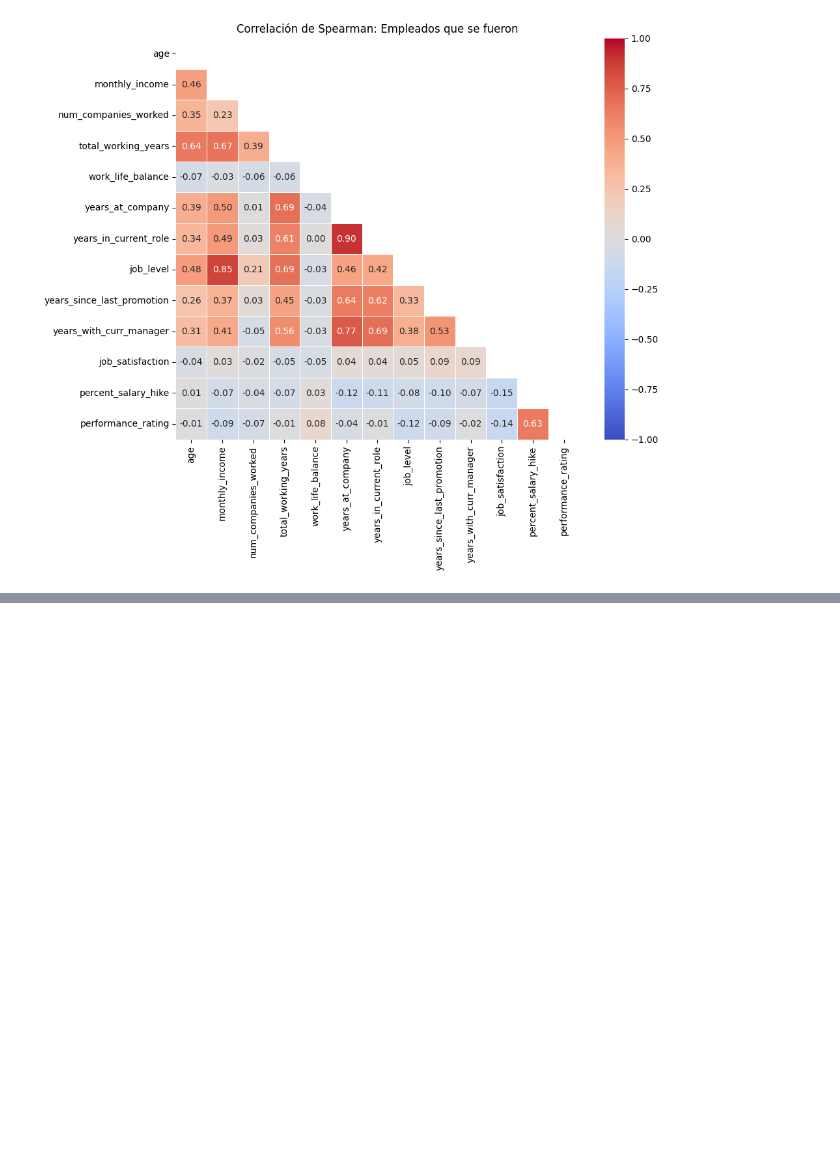
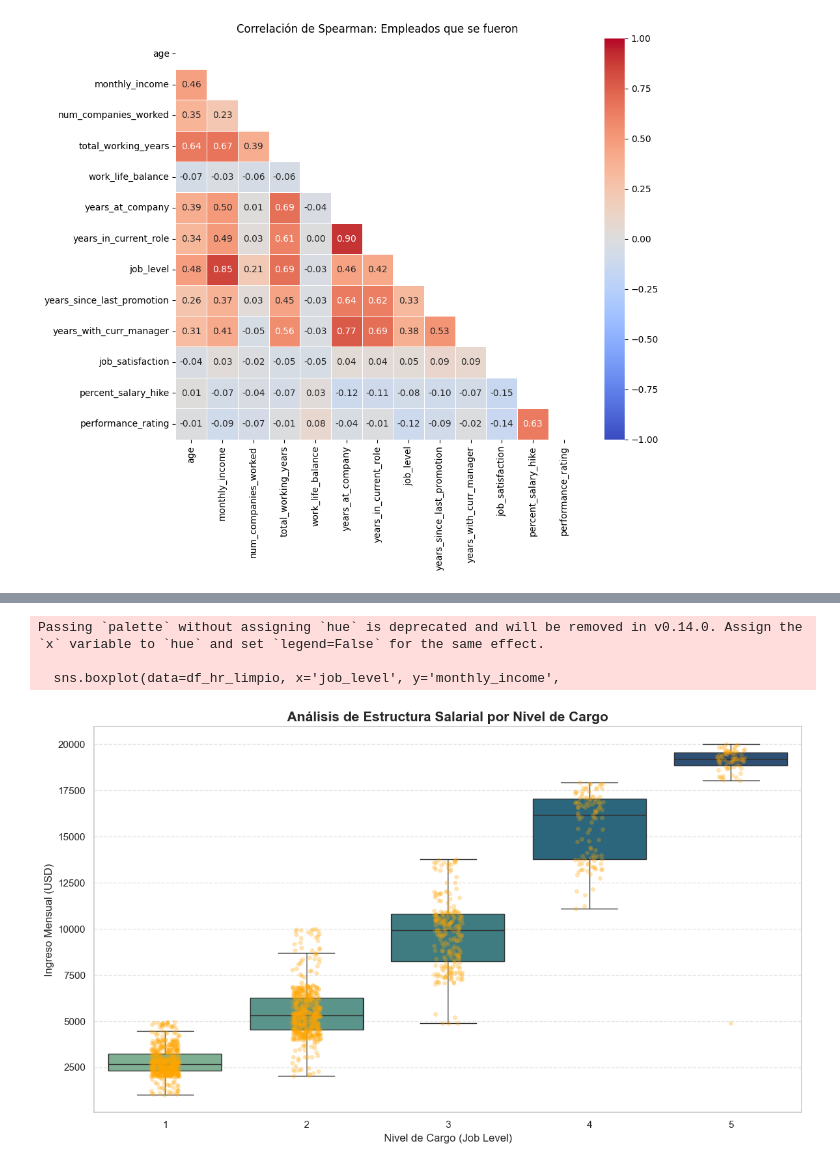
Before and after one commit to Eleonora1989/project-da-promo-63-modulo-3-team-3, a Jupyter notebook: fases/fase_3_visualizacion.ipynb, the cells around one changed output, grey strips where cells are left out. Cells and saved outputs as stored; diff of their text form; code cells hidden in the pictures; blank space fills up the shorter version.

```diff
--- a/fases/fase_3_visualizacion.ipynb
+++ b/fases/fase_3_visualizacion.ipynb
@@ -337,0 +464,28 @@ plt.show();
+# %%
+# JOB LEVEL VS MONTHLY INCOME
+
+
+# 1. Configuración de la figura
+plt.figure(figsize=(12, 7))
+
+# 2. Crear el Boxplot (Muestra cuartiles y mediana)
+sns.boxplot(data=df_hr_limpio, x='job_level', y='monthly_income',
+            palette='crest', fliersize=0)
+
+# 3. Superponer un Stripplot (Muestra la densidad de empleados reales)
+sns.stripplot(data=df_hr_limpio, x='job_level', y='monthly_income',
+              color='orange', alpha=0.3, jitter=True)
+
+# 4. Estética y etiquetas
+plt.title('Análisis de Estructura Salarial por Nivel de Cargo', fontsize=15, fontweight='bold')
+plt.xlabel('Nivel de Cargo (Job Level)', fontsize=12)
+plt.ylabel('Ingreso Mensual (USD)', fontsize=12)
+plt.grid(axis='y', linestyle='--', alpha=0.5)
+
+plt.tight_layout()
+plt.show()
+# %% [output]
+Passing `palette` without assigning `hue` is deprecated and will be removed in v0.14.0. Assign the `x` variable to `hue` and set `legend=False` for the same effect.
+
+  sns.boxplot(data=df_hr_limpio, x='job_level', y='monthly_income',
+[figure, added]
```
Also changed, not shown: parts of 4 cells of this notebook.
